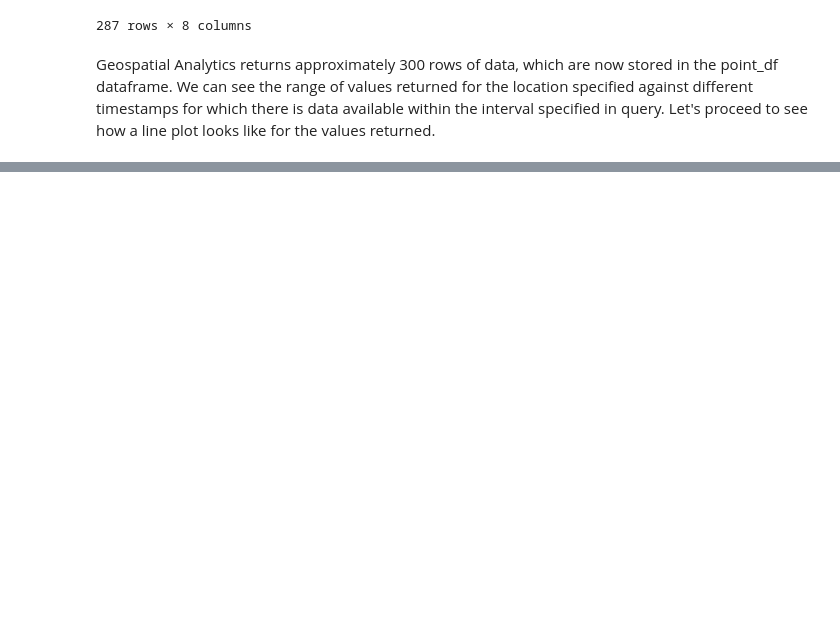
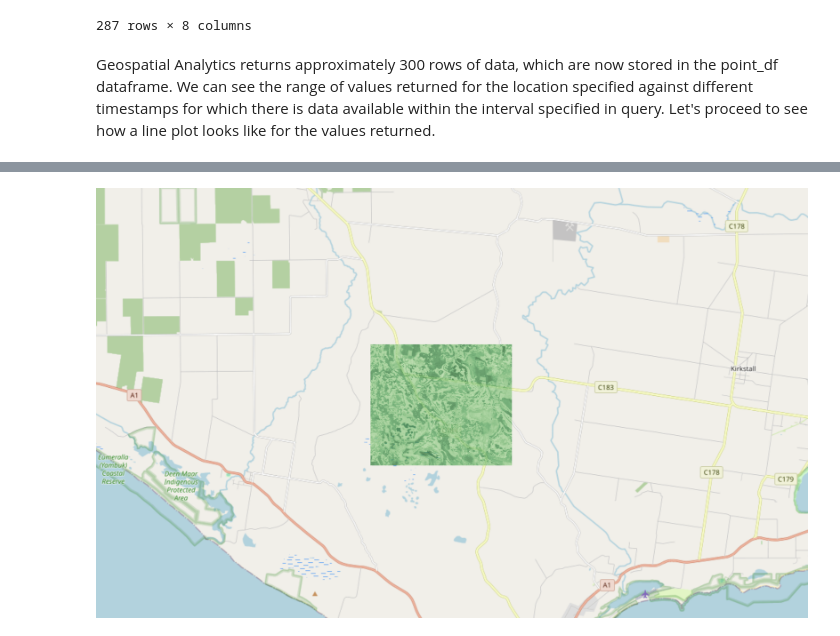
Before and after one commit to IBM/Environmental-Intelligence-Suite, a Jupyter notebook: geospatial_analytics/v3_apis/samples/industry_use_cases/agriculture_ndvi/normalized_difference_vegetation_index_analysis.ipynb, the cells around one changed output, grey strips where cells are left out. Drawn from its saved outputs; the diff is of its cells as text; code cells hidden in the pictures; blank space fills up the shorter version.

```diff
--- a/geospatial_analytics/v3_apis/samples/industry_use_cases/agriculture_ndvi/normalized_difference_vegetation_index_analysis.ipynb
+++ b/geospatial_analytics/v3_apis/samples/industry_use_cases/agriculture_ndvi/normalized_difference_vegetation_index_analysis.ipynb
@@ -258,0 +337,4 @@ AustraliaMap
+# %%
+display.Image('NDVI_raster_image_on_map.png')
+# %% [output]
+[figure, added]
```
Also changed, not shown: parts of 20 cells of this notebook, 7 other files.
